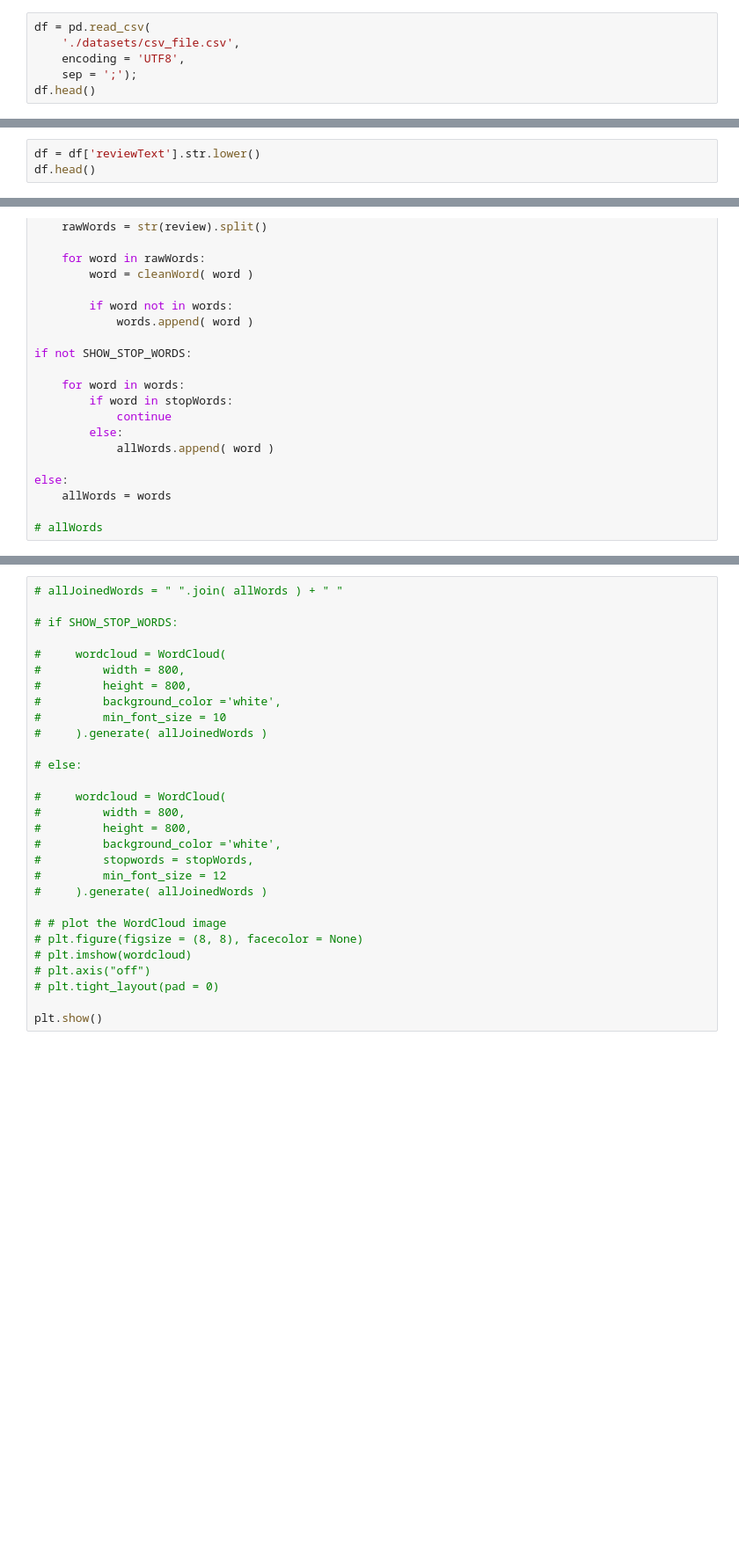
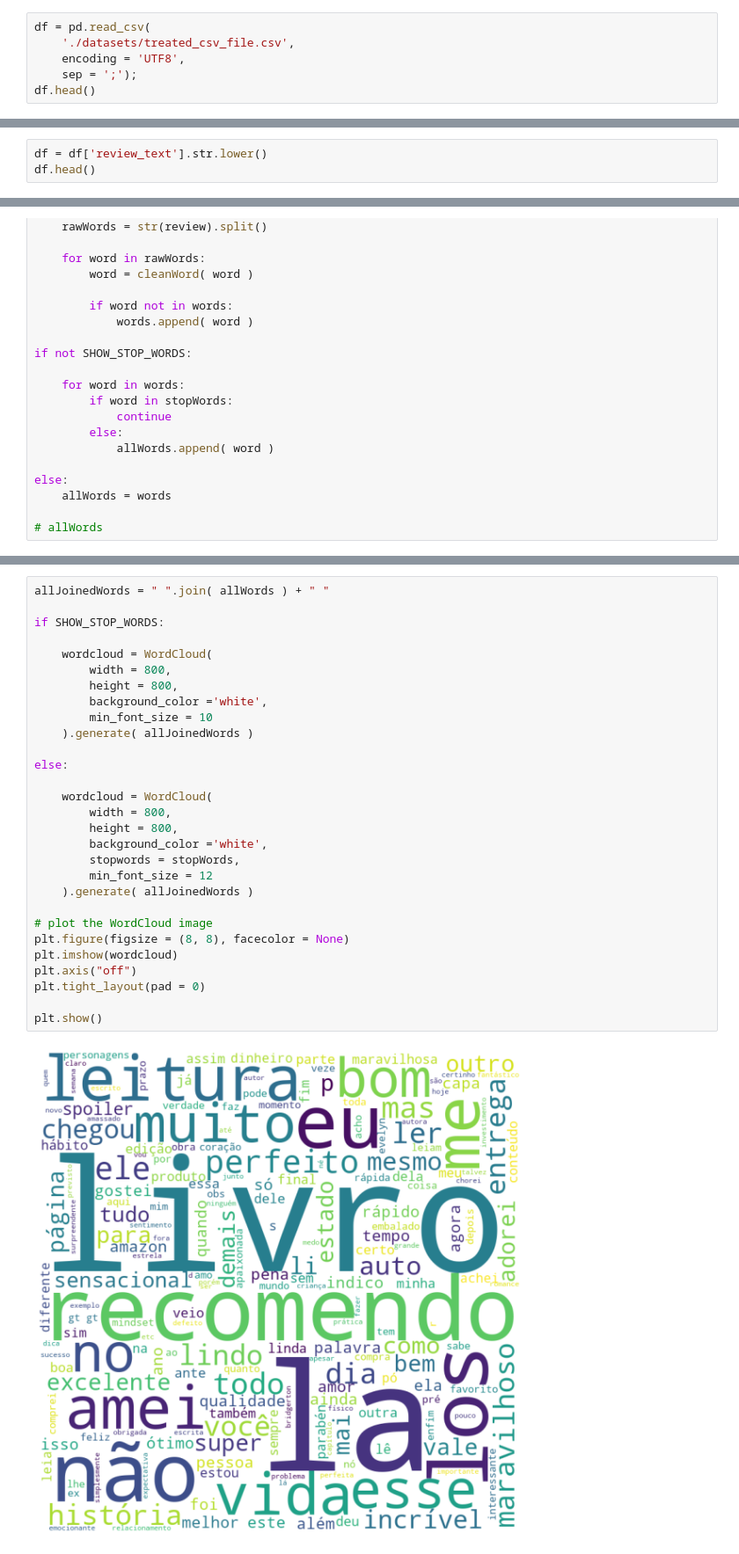
Before and after one commit to danieldasilvacosta/categorias-avaliacoes-amazon, a Jupyter notebook: notebooks/analysis.ipynb, the cells around one changed output, grey strips where cells are left out. Shown at 88% size. Saved outputs shown, nothing was run; the diff lists cells and outputs as text; blank space fills up the shorter version.

Commit message:
Regenerating the treated file

```diff
--- a/notebooks/analysis.ipynb
+++ b/notebooks/analysis.ipynb
@@ -24,7 +24,7 @@ stopWords = {
 # stopWords
 # %%
 df = pd.read_csv(
-    './datasets/csv_file.csv',
+    './datasets/treated_csv_file.csv',
     encoding = 'UTF8',
     sep = ';');
 df.head()
@@ -33,3 +42,3 @@ len(df)
 # %%
-df = df['reviewText'].str.lower()
+df = df['review_text'].str.lower()
 df.head()
@@ -76,32 +96,34 @@ print( 'List size: {}'.format( len(allWords) ) )
 # %%
-# allJoinedWords = " ".join( allWords ) + " "
+allJoinedWords = " ".join( allWords ) + " "
 
-# if SHOW_STOP_WORDS:
+if SHOW_STOP_WORDS:
 
-#     wordcloud = WordCloud(
-#         width = 800,
-#         height = 800,
-#         background_color ='white',
-#         min_font_size = 10
-#     ).generate( allJoinedWords )
+    wordcloud = WordCloud(
+        width = 800,
+        height = 800,
+        background_color ='white',
+        min_font_size = 10
+    ).generate( allJoinedWords )
 
-# else:
+else:
 
-#     wordcloud = WordCloud(
-#         width = 800,
-#         height = 800,
-#         background_color ='white',
-#         stopwords = stopWords,
-#         min_font_size = 12
-#     ).generate( allJoinedWords )
+    wordcloud = WordCloud(
+        width = 800,
+        height = 800,
+        background_color ='white',
+        stopwords = stopWords,
+        min_font_size = 12
+    ).generate( allJoinedWords )
 
-# # plot the WordCloud image
-# plt.figure(figsize = (8, 8), facecolor = None)
-# plt.imshow(wordcloud)
-# plt.axis("off")
-# plt.tight_layout(pad = 0)
+# plot the WordCloud image
+plt.figure(figsize = (8, 8), facecolor = None)
+plt.imshow(wordcloud)
+plt.axis("off")
+plt.tight_layout(pad = 0)
 
 plt.show()
+# %% [output]
+[figure, added]
 # %%
 allWordsDict = {}
 for review in df:
```
Also changed, not shown: parts of 8 cells of this notebook, 2 other files.
